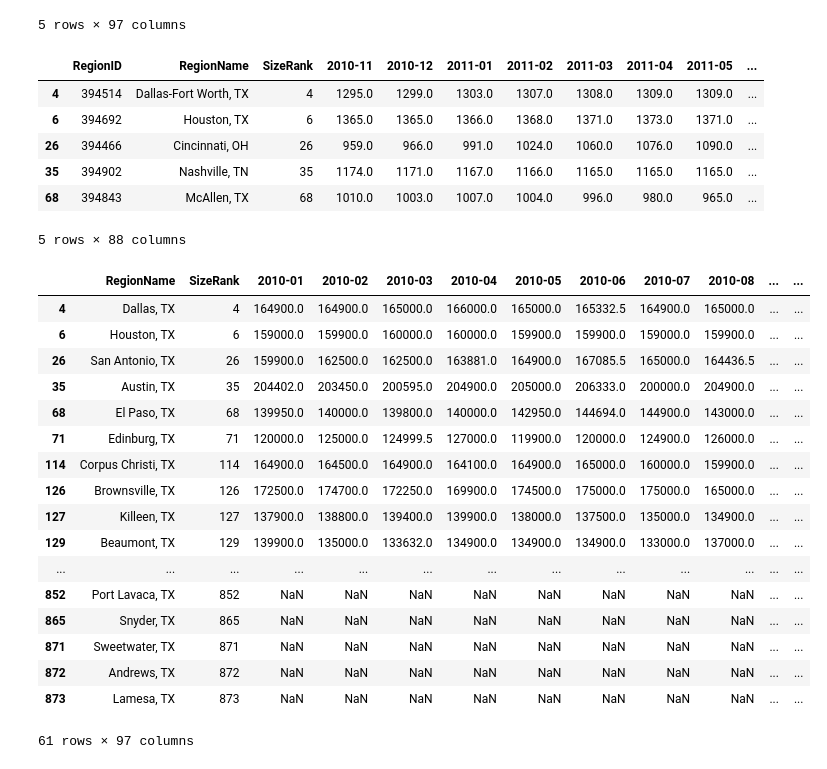
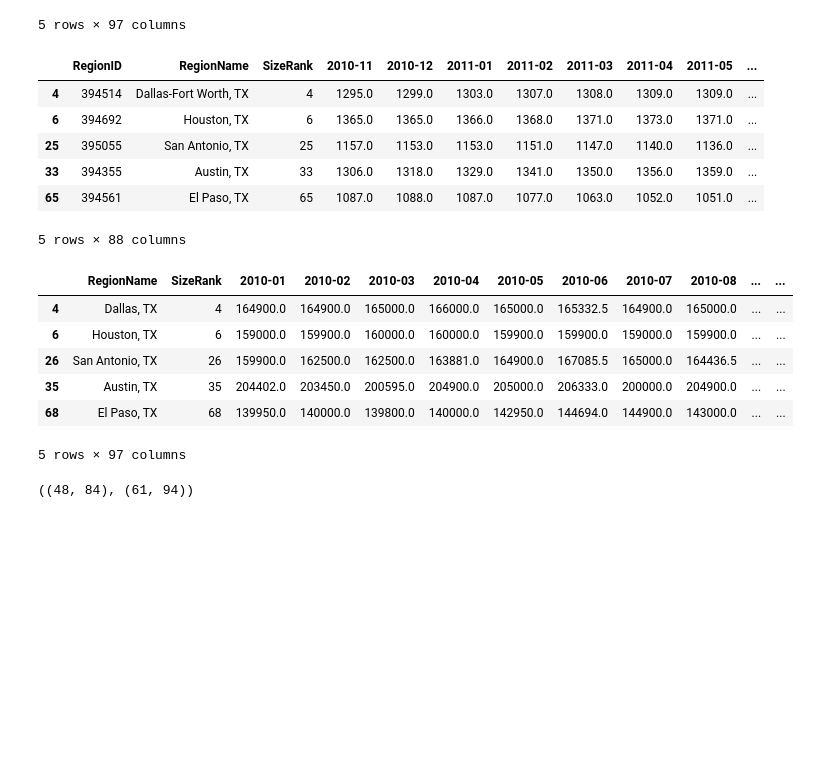
Before and after one commit to mikebarajas/Zillow_Data_Analysis, a Jupyter notebook: EMP_Income_vs_Rent_Sale.ipynb, the cells around one changed output. Cells and saved outputs as stored; diff of their text form; code cells hidden in the pictures; blank space fills up the shorter version.

```diff
--- a/EMP_Income_vs_Rent_Sale.ipynb
+++ b/EMP_Income_vs_Rent_Sale.ipynb
@@ -286,10 +343,10 @@ sale.head()
 5 rows × 97 columns
 # %%
 RegionName_rent=rent.RegionName.tolist()
-state_rent=[i.split(',')[-1] for i in RegionName]
+state_rent=[i.split(',')[-1] for i in RegionName_rent]
 
 RegionName_sale=sale.RegionName.tolist()
-state_sale=[i.split(',')[-1] for i in RegionName]
+state_sale=[i.split(',')[-1] for i in RegionName_sale]
 # %%
 State_Map_rent={}
 for i in range(len(RegionName_rent)):
@@ -306,35 +363,24 @@ Texas_rent=rent[rent['State'] == ' TX']
 Texas_sale=sale[sale['State'] == ' TX']
 # %%
 #QC of Texas Rent
-Texas_rent.head()
+Texas_rent.head(5)
 # %% [output]
 |  | RegionID | RegionName | SizeRank | 2010-11 | 2010-12 | 2011-01 | 2011-02 | 2011-03 | 2011-04 | 2011-05 | ... |
 | 4 | 394514 | Dallas-Fort Worth, TX | 4 | 1295.0 | 1299.0 | 1303.0 | 1307.0 | 1308.0 | 1309.0 | 1309.0 | ... |
 | 6 | 394692 | Houston, TX | 6 | 1365.0 | 1365.0 | 1366.0 | 1368.0 | 1371.0 | 1373.0 | 1371.0 | ... |
-| 26 | 394466 | Cincinnati, OH | 26 | 959.0 | 966.0 | 991.0 | 1024.0 | 1060.0 | 1076.0 | 1090.0 | ... |
-| 35 | 394902 | Nashville, TN | 35 | 1174.0 | 1171.0 | 1167.0 | 1166.0 | 1165.0 | 1165.0 | 1165.0 | ... |
-| 68 | 394843 | McAllen, TX | 68 | 1010.0 | 1003.0 | 1007.0 | 1004.0 | 996.0 | 980.0 | 965.0 | ... |
+| 25 | 395055 | San Antonio, TX | 25 | 1157.0 | 1153.0 | 1153.0 | 1151.0 | 1147.0 | 1140.0 | 1136.0 | ... |
+| 33 | 394355 | Austin, TX | 33 | 1306.0 | 1318.0 | 1329.0 | 1341.0 | 1350.0 | 1356.0 | 1359.0 | ... |
+| 65 | 394561 | El Paso, TX | 65 | 1087.0 | 1088.0 | 1087.0 | 1077.0 | 1063.0 | 1052.0 | 1051.0 | ... |
 5 rows × 88 columns
 # %%
 # QC of Texas Sale
-Texas_sale
+Texas_sale.head(5)
 # %% [output]
 |  | RegionName | SizeRank | 2010-01 | 2010-02 | 2010-03 | 2010-04 | 2010-05 | 2010-06 | 2010-07 | 2010-08 | ... | ... |
 | 4 | Dallas, TX | 4 | 164900.0 | 164900.0 | 165000.0 | 166000.0 | 165000.0 | 165332.5 | 164900.0 | 165000.0 | ... | ... |
 | 6 | Houston, TX | 6 | 159000.0 | 159900.0 | 160000.0 | 160000.0 | 159900.0 | 159900.0 | 159000.0 | 159900.0 | ... | ... |
 | 26 | San Antonio, TX | 26 | 159900.0 | 162500.0 | 162500.0 | 163881.0 | 164900.0 | 167085.5 | 165000.0 | 164436.5 | ... | ... |
 | 35 | Austin, TX | 35 | 204402.0 | 203450.0 | 200595.0 | 204900.0 | 205000.0 | 206333.0 | 200000.0 | 204900.0 | ... | ... |
 | 68 | El Paso, TX | 68 | 139950.0 | 140000.0 | 139800.0 | 140000.0 | 142950.0 | 144694.0 | 144900.0 | 143000.0 | ... | ... |
-| 71 | Edinburg, TX | 71 | 120000.0 | 125000.0 | 124999.5 | 127000.0 | 119900.0 | 120000.0 | 124900.0 | 126000.0 | ... | ... |
-| 114 | Corpus Christi, TX | 114 | 164900.0 | 164500.0 | 164900.0 | 164100.0 | 164900.0 | 165000.0 | 160000.0 | 159900.0 | ... | ... |
-| 126 | Brownsville, TX | 126 | 172500.0 | 174700.0 | 172250.0 | 169900.0 | 174500.0 | 175000.0 | 175000.0 | 165000.0 | ... | ... |
-| 127 | Killeen, TX | 127 | 137900.0 | 138800.0 | 139400.0 | 139900.0 | 138000.0 | 137500.0 | 135000.0 | 134900.0 | ... | ... |
-| 129 | Beaumont, TX | 129 | 139900.0 | 135000.0 | 133632.0 | 134900.0 | 134900.0 | 134900.0 | 133000.0 | 137000.0 | ... | ... |
-| ... | ... | ... | ... | ... | ... | ... | ... | ... | ... | ... | ... | ... |
-| 852 | Port Lavaca, TX | 852 | NaN | NaN | NaN | NaN | NaN | NaN | NaN | NaN | ... | ... |
-| 865 | Snyder, TX | 865 | NaN | NaN | NaN | NaN | NaN | NaN | NaN | NaN | ... | ... |
-| 871 | Sweetwater, TX | 871 | NaN | NaN | NaN | NaN | NaN | NaN | NaN | NaN | ... | ... |
-| 872 | Andrews, TX | 872 | NaN | NaN | NaN | NaN | NaN | NaN | NaN | NaN | ... | ... |
-| 873 | Lamesa, TX | 873 | NaN | NaN | NaN | NaN | NaN | NaN | NaN | NaN | ... | ... |
-61 rows × 97 columns
+5 rows × 97 columns
 # %%
@@ -341,0 +390,4 @@ Texas_rent=Texas_rent.drop(['RegionID', 'SizeRank'], axis=1).set_index('RegionNa
+# %%
+Texas_rent.shape, Texas_sale.shape
+# %% [output]
+((48, 84), (61, 94))
```
Also changed, not shown: parts of 69 cells of this notebook, 20 other files.
